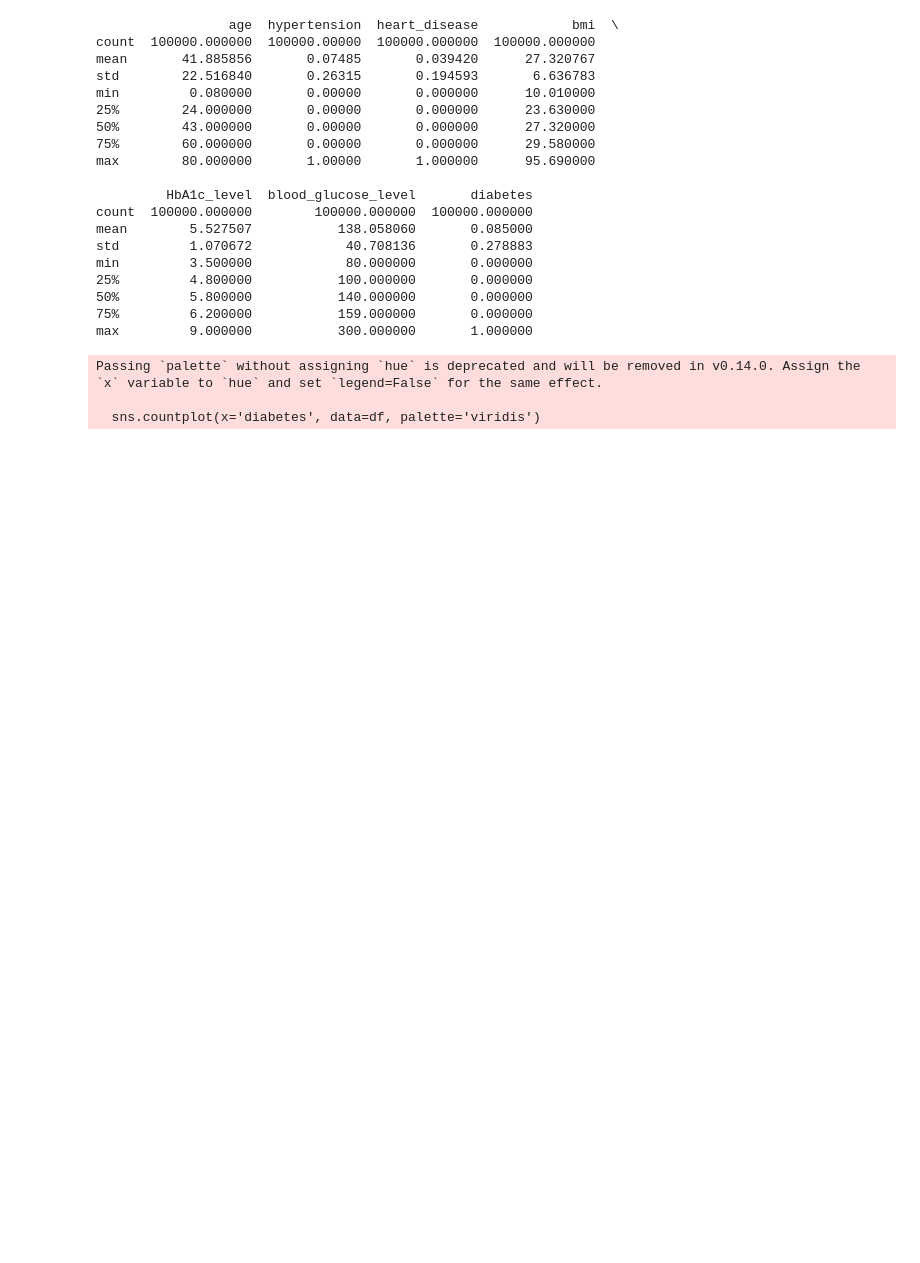
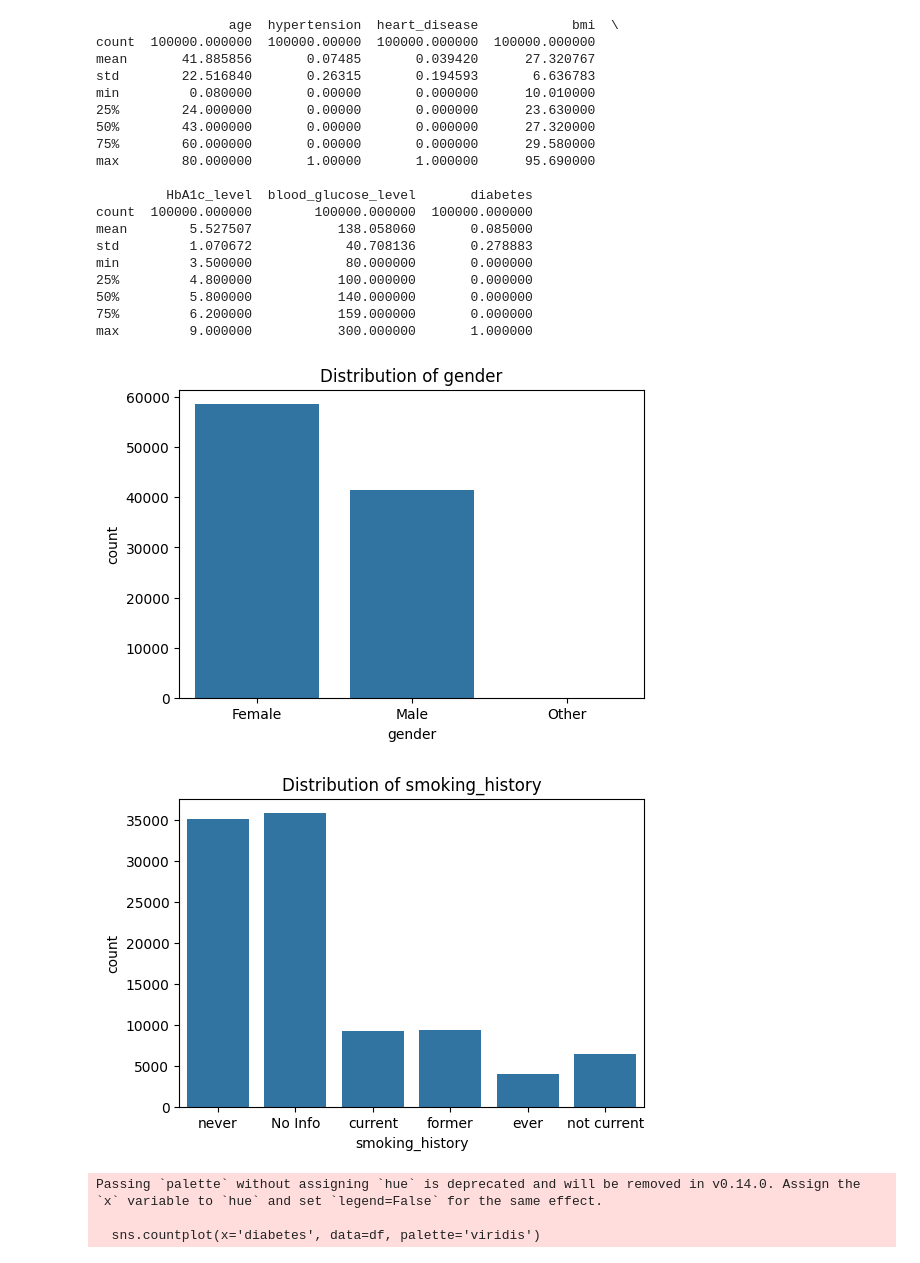
Before and after one commit to yevintheenura01/DL_Assignment, a Jupyter notebook: pre_requirements.ipynb, the cells around one changed output. Saved outputs shown, nothing was run; the diff lists cells and outputs as text; code cells hidden in the pictures; blank space fills up the shorter version.

```diff
--- a/pre_requirements.ipynb
+++ b/pre_requirements.ipynb
@@ -83,6 +83,17 @@ min         3.500000            80.000000       0.000000
 50%         5.800000           140.000000       0.000000
 75%         6.200000           159.000000       0.000000
 max         9.000000           300.000000       1.000000
+# %%
+# Visualize categorical features
+categorical_features = ['gender','smoking_history']
+for feature in categorical_features:
+    plt.figure(figsize=(6,4))
+    sns.countplot(x=feature, data=df)
+    plt.title(f'Distribution of {feature}')
+    plt.show()
+# %% [output]
+[figure, added]
+[figure, added]
 # %%
 # Count of diabetic (1) vs non-diabetic (0)
 sns.countplot(x='diabetes', data=df, palette='viridis')
```
Also changed, not shown: parts of 3 cells of this notebook.
